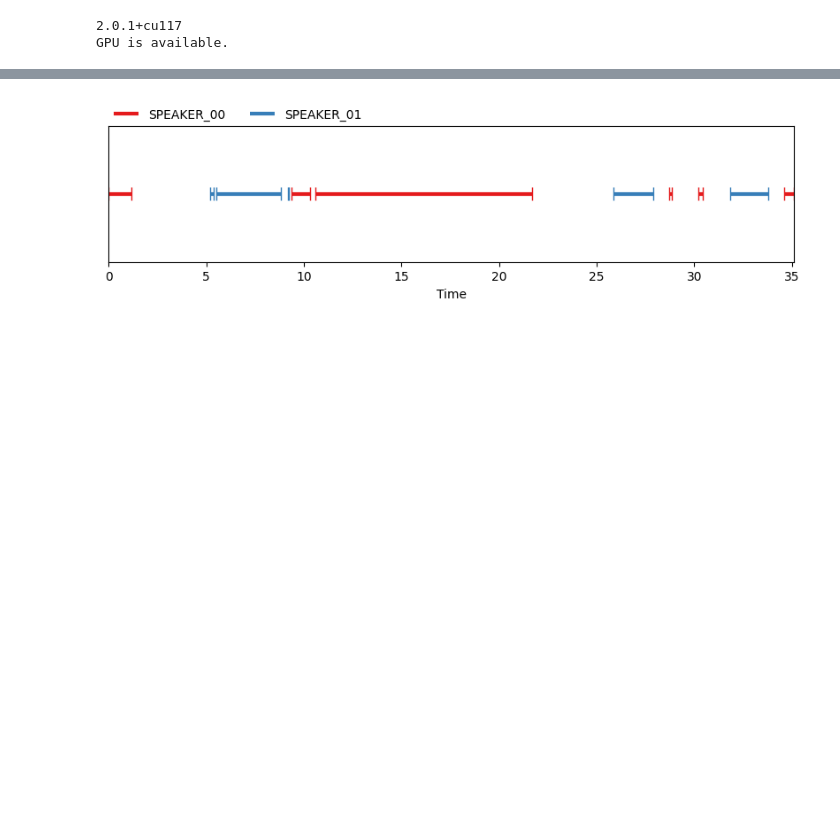
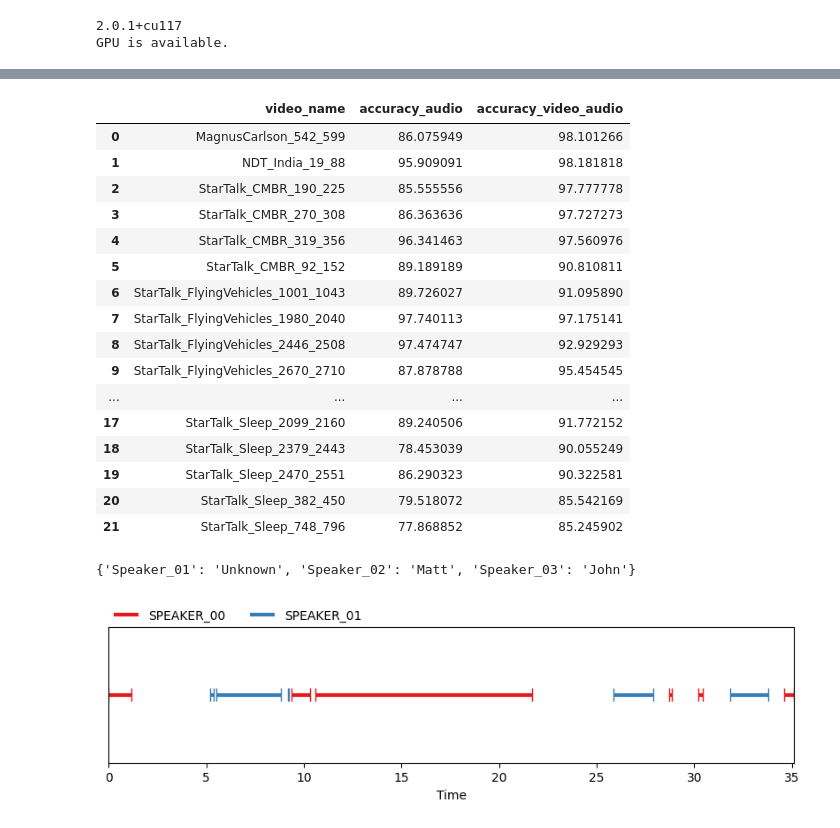
Before and after one commit to ghadwalsunil/WhoSaidThat, a Jupyter notebook: main.ipynb, the cells around one changed output, grey strips where cells are left out. Saved outputs shown, nothing was run; the diff lists cells and outputs as text; code cells hidden in the pictures; blank space fills up the shorter version.

```diff
--- a/main.ipynb
+++ b/main.ipynb
@@ -696,0 +454,34 @@ for video_file in args.videoFiles:
+# %%
+audio_df, audio_stats = get_stats(args,
+                                  transcription_df=df,
+                                  final_audio_output=final_audio_output,
+                                  create_srt=True)
+# %%
+video_df, video_stats = get_stats(args,
+                                  transcription_df=df,
+                                  final_audio_output=final_audio_output,
+                                  final_video_output=final_video_output,
+                                  create_srt=True)
+# %%
+video_stats.merge(audio_stats,
+                  on="video_name",
+                  how="left",
+                  suffixes=("_video_audio", "_audio"))[["video_name", "accuracy_audio", "accuracy_video_audio"]]
+# %% [output]
+|  | video_name | accuracy_audio | accuracy_video_audio |
+| 0 | MagnusCarlson_542_599 | 86.075949 | 98.101266 |
+| 1 | NDT_India_19_88 | 95.909091 | 98.181818 |
+| 2 | StarTalk_CMBR_190_225 | 85.555556 | 97.777778 |
+| 3 | StarTalk_CMBR_270_308 | 86.363636 | 97.727273 |
+| 4 | StarTalk_CMBR_319_356 | 96.341463 | 97.560976 |
+| 5 | StarTalk_CMBR_92_152 | 89.189189 | 90.810811 |
+| 6 | StarTalk_FlyingVehicles_1001_1043 | 89.726027 | 91.095890 |
+| 7 | StarTalk_FlyingVehicles_1980_2040 | 97.740113 | 97.175141 |
+| 8 | StarTalk_FlyingVehicles_2446_2508 | 97.474747 | 92.929293 |
+| 9 | StarTalk_FlyingVehicles_2670_2710 | 87.878788 | 95.454545 |
+| ... | ... | ... | ... |
+| 17 | StarTalk_Sleep_2099_2160 | 89.240506 | 91.772152 |
+| 18 | StarTalk_Sleep_2379_2443 | 78.453039 | 90.055249 |
+| 19 | StarTalk_Sleep_2470_2551 | 86.290323 | 90.322581 |
+| 20 | StarTalk_Sleep_382_450 | 79.518072 | 85.542169 |
+| 21 | StarTalk_Sleep_748_796 | 77.868852 | 85.245902 |
@@ -697,3 +539,7 @@ for video_file in args.videoFiles:
+# %%
+video_speaker_match
+# %% [output]
+{'Speaker_01': 'Unknown', 'Speaker_02': 'Matt', 'Speaker_03': 'John'}
 # %%
 create_annotation_plot(video_output)
 # %% [output]
```
Also changed, not shown: parts of 26 cells of this notebook, 2 other files.
